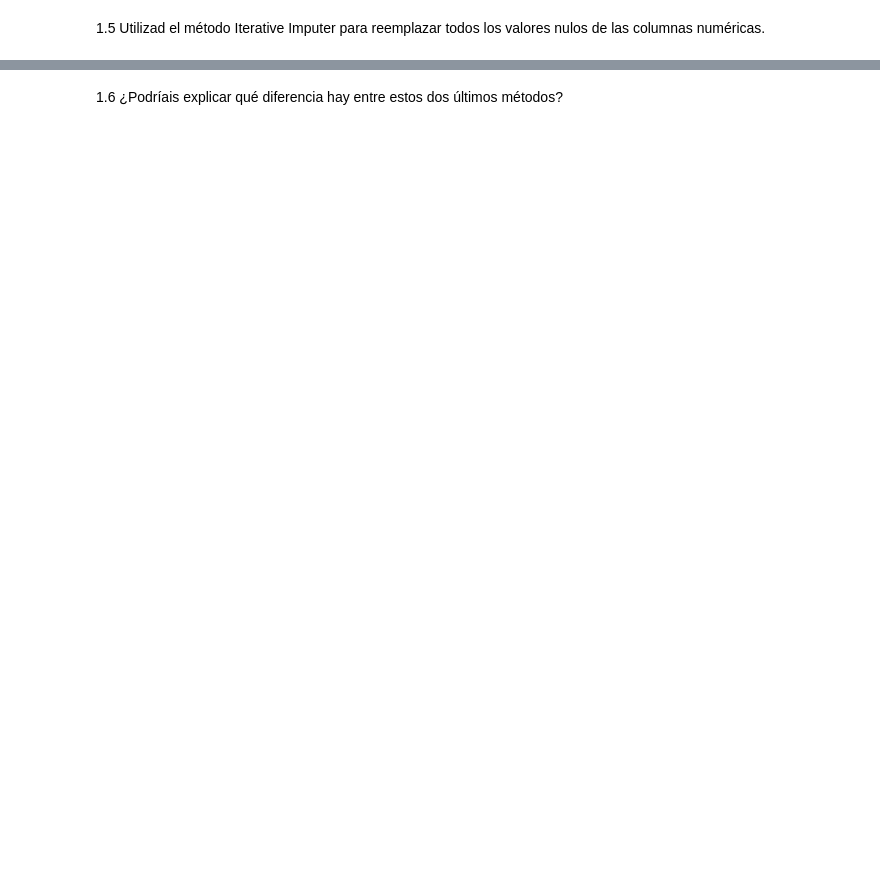
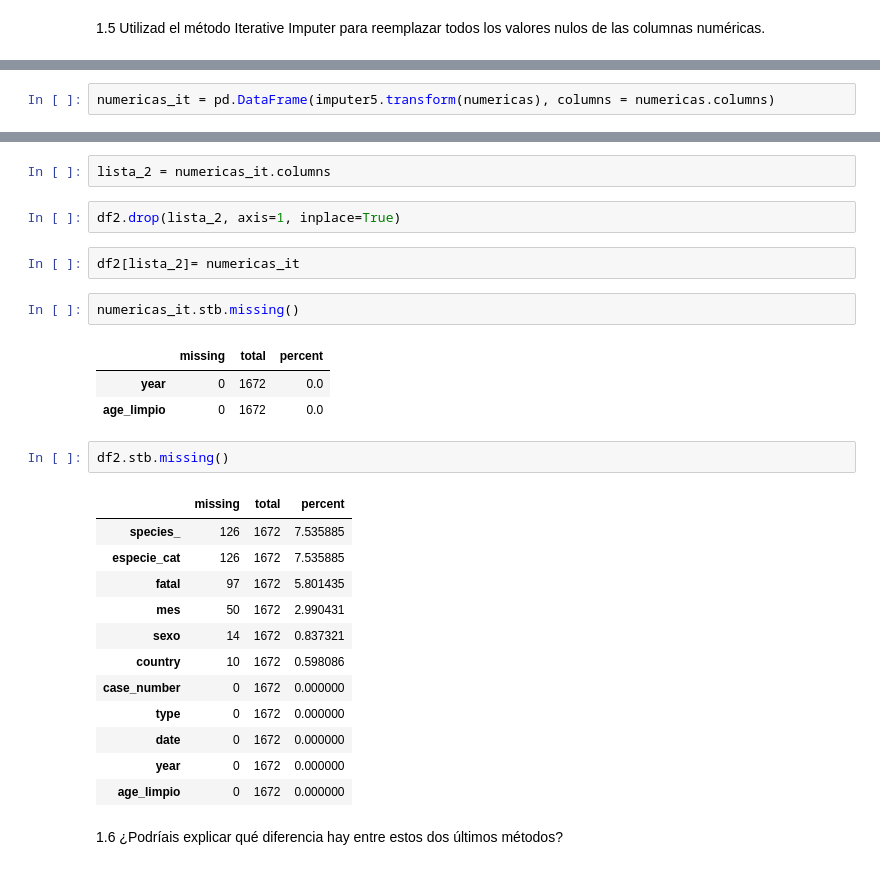
Before and after one commit to XimenaPTM/EDA-Limpieza-ETL-Adalab-promoC-mod2, a Jupyter notebook: 2. Limpieza/5. Mod2-2-Limpieza5.ipynb, the cells around one changed output, grey strips where cells are left out. Cells and saved outputs as stored; diff of their text form; blank space fills up the shorter version.

```diff
--- a/2. Limpieza/5. Mod2-2-Limpieza5.ipynb
+++ b/2. Limpieza/5. Mod2-2-Limpieza5.ipynb
@@ -120,0 +189,2 @@ df_KNN.head(2)
+# %%
+numericas_it = pd.DataFrame(imputer5.transform(numericas), columns = numericas.columns)
@@ -121,2 +197,29 @@ df_KNN.head(2)
+# %%
+lista_2 = numericas_it.columns
+# %%
+df2.drop(lista_2, axis=1, inplace=True)
+# %%
+df2[lista_2]= numericas_it
+# %%
+numericas_it.stb.missing()
+# %% [output]
+|  | missing | total | percent |
+| year | 0 | 1672 | 0.0 |
+| age_limpio | 0 | 1672 | 0.0 |
+# %%
+df2.stb.missing()
+# %% [output]
+|  | missing | total | percent |
+| species_ | 126 | 1672 | 7.535885 |
+| especie_cat | 126 | 1672 | 7.535885 |
+| fatal | 97 | 1672 | 5.801435 |
+| mes | 50 | 1672 | 2.990431 |
+| sexo | 14 | 1672 | 0.837321 |
+| country | 10 | 1672 | 0.598086 |
+| case_number | 0 | 1672 | 0.000000 |
+| type | 0 | 1672 | 0.000000 |
+| date | 0 | 1672 | 0.000000 |
+| year | 0 | 1672 | 0.000000 |
+| age_limpio | 0 | 1672 | 0.000000 |
 # %% [markdown]
 1.6 ¿Podríais explicar qué diferencia hay entre estos dos últimos métodos?
```
Also changed, not shown: parts of 23 cells of this notebook, 1 other file.
